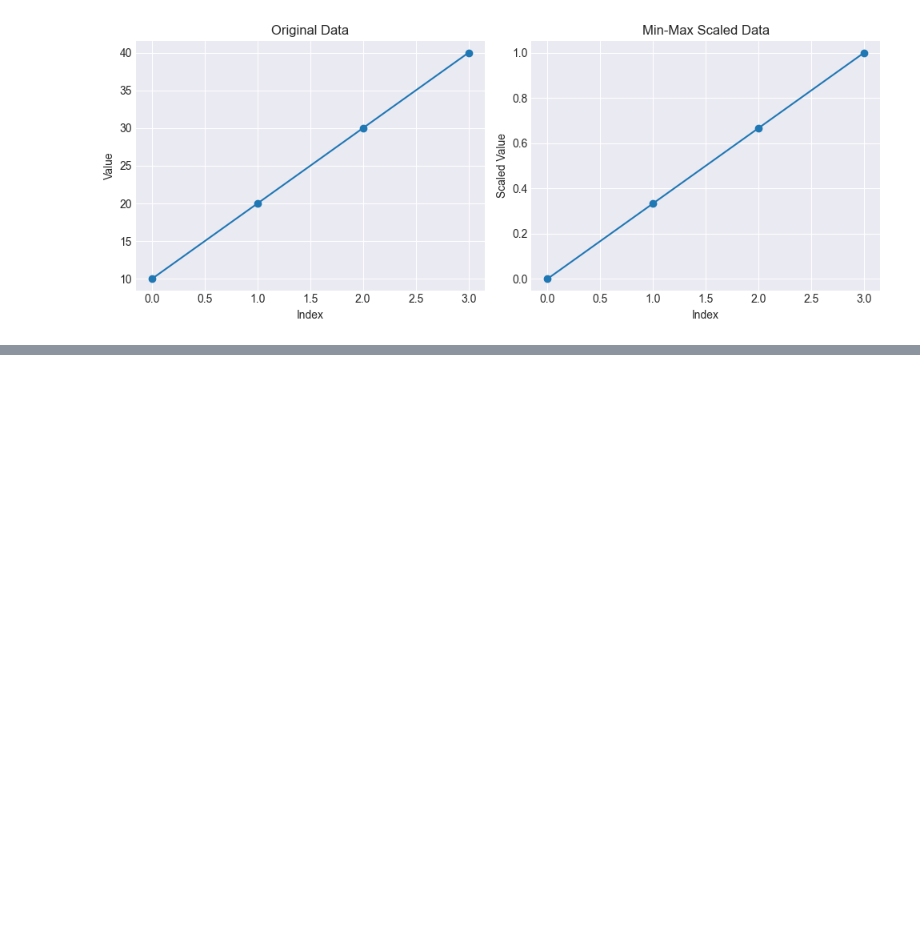
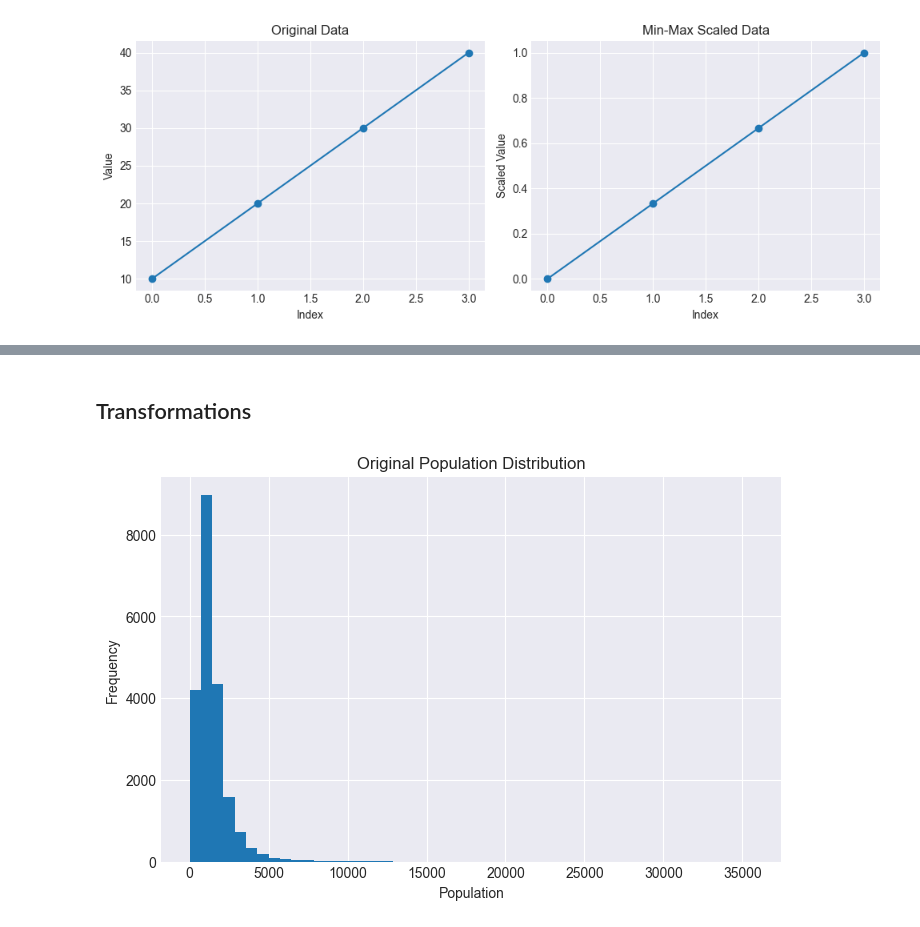
Before and after one commit to DavidCalebChaparroOrozco/Hands-OnMachineLearningwithScikit-LearnandPyTorch-Aur-lienG-ron, a Jupyter notebook: DataloadingExplorationPreparation/PracticeHousingDataset.ipynb, the cells around one changed output, grey strips where cells are left out. Saved outputs shown, nothing was run; the diff lists cells and outputs as text; code cells hidden in the pictures; blank space fills up the shorter version.

```diff
--- a/DataloadingExplorationPreparation/PracticeHousingDataset.ipynb
+++ b/DataloadingExplorationPreparation/PracticeHousingDataset.ipynb
@@ -740,0 +881,19 @@ Scaled Data: [0.         0.33333333 0.66666667 1.        ]
+# %% [markdown]
+## Transformations
+# %%
+housing_pl = housing_pl.with_columns(
+    [
+        pl.col("population").pow(0.5).alias("population_sqrt"),
+        pl.col("population").log().alias("population_log")
+    ]
+)
+# %%
+# Original distribution
+plt.figure(figsize=(8,5))
+plt.hist(housing_pl["population"], bins=50)
+plt.xlabel("Population")
+plt.ylabel("Frequency")
+plt.title("Original Population Distribution")
+plt.show()
+# %% [output]
+[figure, added]
```
Also changed, not shown: parts of 14 cells of this notebook, 4 other files.
